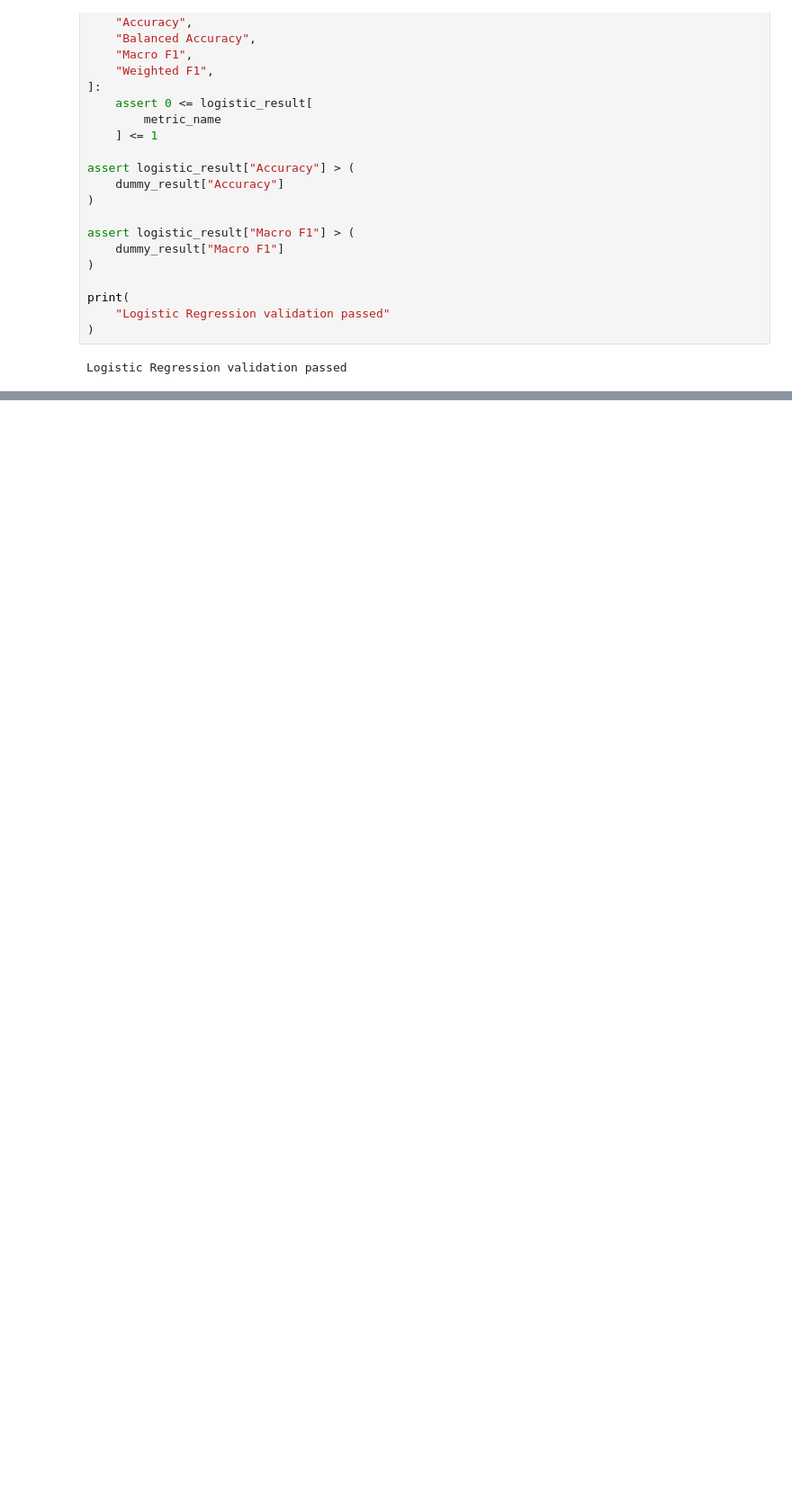
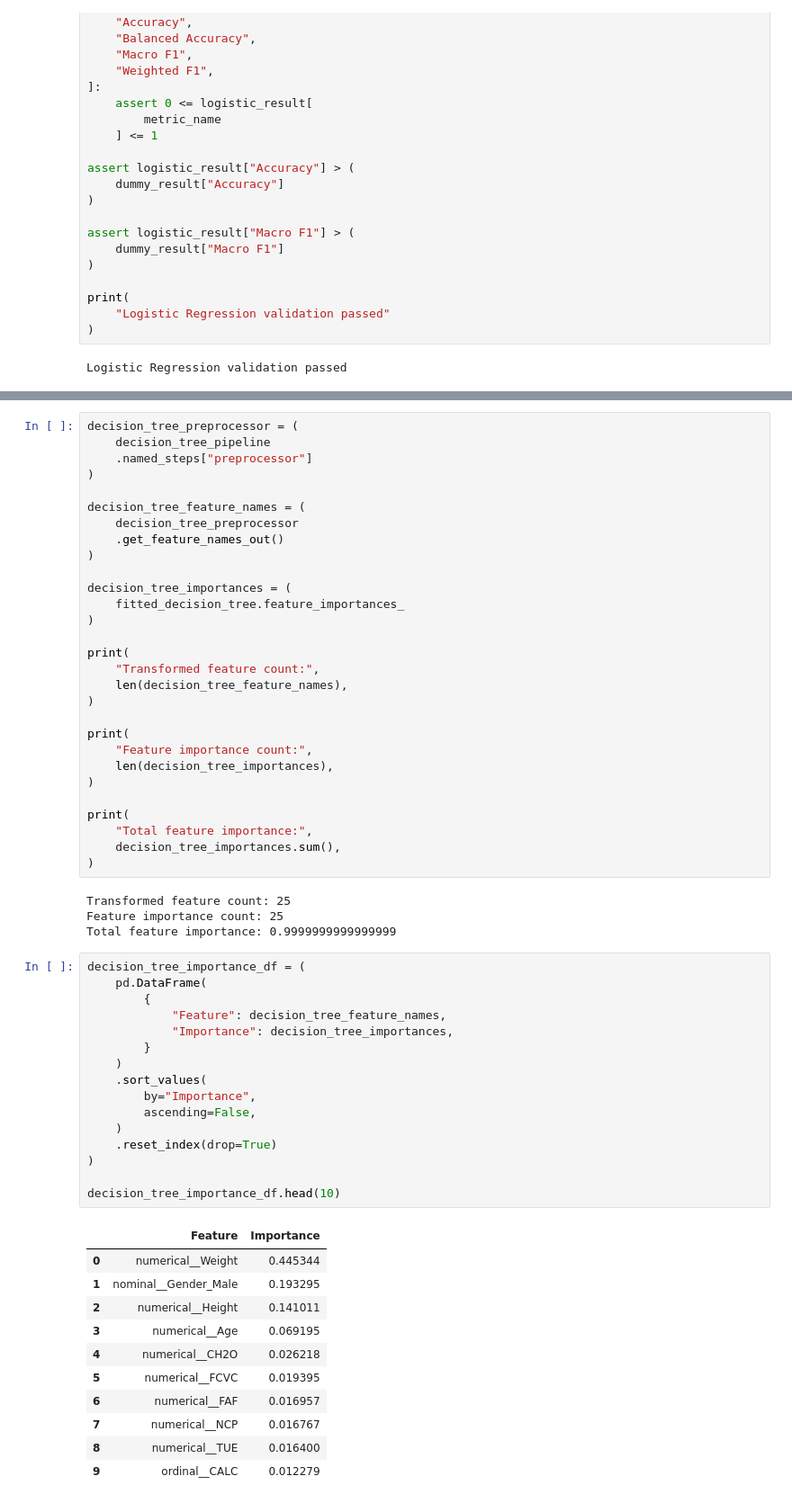
Before and after one commit to SMCodeX7/Obesity-Risk-Intelligence-System, a Jupyter notebook: notebooks/04_baseline_models.ipynb, the cells around one changed output, grey strips where cells are left out. Shown at 90% size. Saved outputs shown, nothing was run; the diff lists cells and outputs as text; blank space fills up the shorter version.

```diff
--- a/notebooks/04_baseline_models.ipynb
+++ b/notebooks/04_baseline_models.ipynb
@@ -909,0 +1255,61 @@ Logistic Regression validation passed
+# %%
+decision_tree_preprocessor = (
+    decision_tree_pipeline
+    .named_steps["preprocessor"]
+)
+
+decision_tree_feature_names = (
+    decision_tree_preprocessor
+    .get_feature_names_out()
+)
+
+decision_tree_importances = (
+    fitted_decision_tree.feature_importances_
+)
+
+print(
+    "Transformed feature count:",
+    len(decision_tree_feature_names),
+)
+
+print(
+    "Feature importance count:",
+    len(decision_tree_importances),
+)
+
+print(
+    "Total feature importance:",
+    decision_tree_importances.sum(),
+)
+# %% [output]
+Transformed feature count: 25
+Feature importance count: 25
+Total feature importance: 0.9999999999999999
+# %%
+decision_tree_importance_df = (
+    pd.DataFrame(
+        {
+            "Feature": decision_tree_feature_names,
+            "Importance": decision_tree_importances,
+        }
+    )
+    .sort_values(
+        by="Importance",
+        ascending=False,
+    )
+    .reset_index(drop=True)
+)
+
+decision_tree_importance_df.head(10)
+# %% [output]
+|  | Feature | Importance |
+| 0 | numerical__Weight | 0.445344 |
+| 1 | nominal__Gender_Male | 0.193295 |
+| 2 | numerical__Height | 0.141011 |
+| 3 | numerical__Age | 0.069195 |
+| 4 | numerical__CH2O | 0.026218 |
+| 5 | numerical__FCVC | 0.019395 |
+| 6 | numerical__FAF | 0.016957 |
+| 7 | numerical__NCP | 0.016767 |
+| 8 | numerical__TUE | 0.016400 |
+| 9 | ordinal__CALC | 0.012279 |
```
Also changed, not shown: parts of 16 cells of this notebook.
